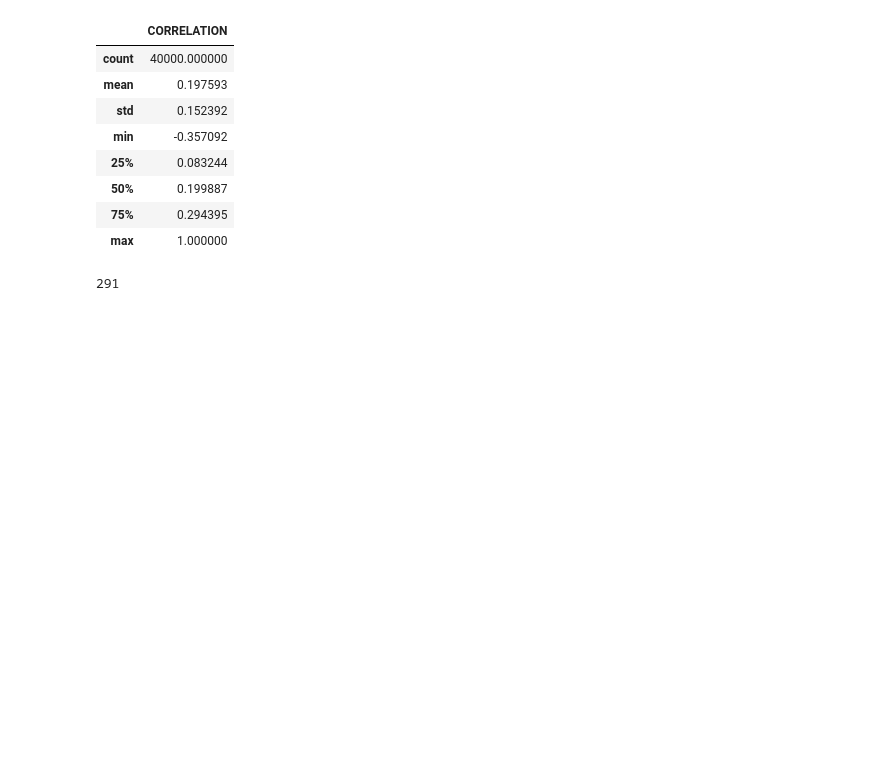
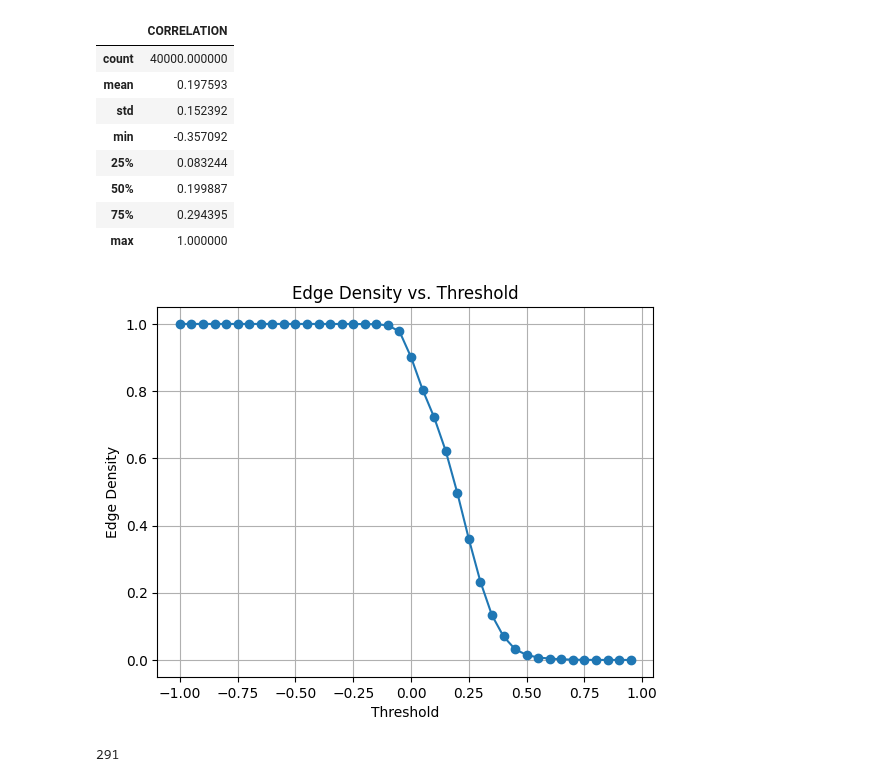
Before and after one commit to Sh1r0Yaksha/Indian_Stock_Market_Network, a Jupyter notebook: Networks.ipynb, the cells around one changed output. Saved outputs shown, nothing was run; the diff lists cells and outputs as text; code cells hidden in the pictures; blank space fills up the shorter version.

Commit message:
threshold based on paper

```diff
--- a/Networks.ipynb
+++ b/Networks.ipynb
@@ -31,5 +31,22 @@ G.add_nodes_from(nodes)
 # %%
 for _, row in corr_closing_df.iterrows():
     weight=row['CORRELATION']
-    if weight > threshold and row['FILENAME1'] != row['FILENAME2']:
+    if row['FILENAME1'] != row['FILENAME2']:
         G.add_edge(row['FILENAME1'], row['FILENAME2'], weight=weight)
+# %%
+thresholds = np.arange(-1, 1, 0.05)  # Stops before 0.95 to avoid exceeding 0.9
+edge_densities = []
+
+for thresh in thresholds:
+    filtered_edges = [(u, v) for u, v, d in G.edges(data=True) if d['weight'] > thresh]
+    edge_density = len(filtered_edges) / (len(nodes) * (len(nodes) - 1) / 2)  # Formula for edge density
+    edge_densities.append(edge_density)
+
+plt.plot(thresholds, edge_densities, marker='o')
+plt.xlabel('Threshold')
+plt.ylabel('Edge Density')
+plt.title('Edge Density vs. Threshold')
+plt.grid(True)
+plt.show()
+# %% [output]
+[figure, added]
```
Also changed, not shown: parts of 2 cells of this notebook.
